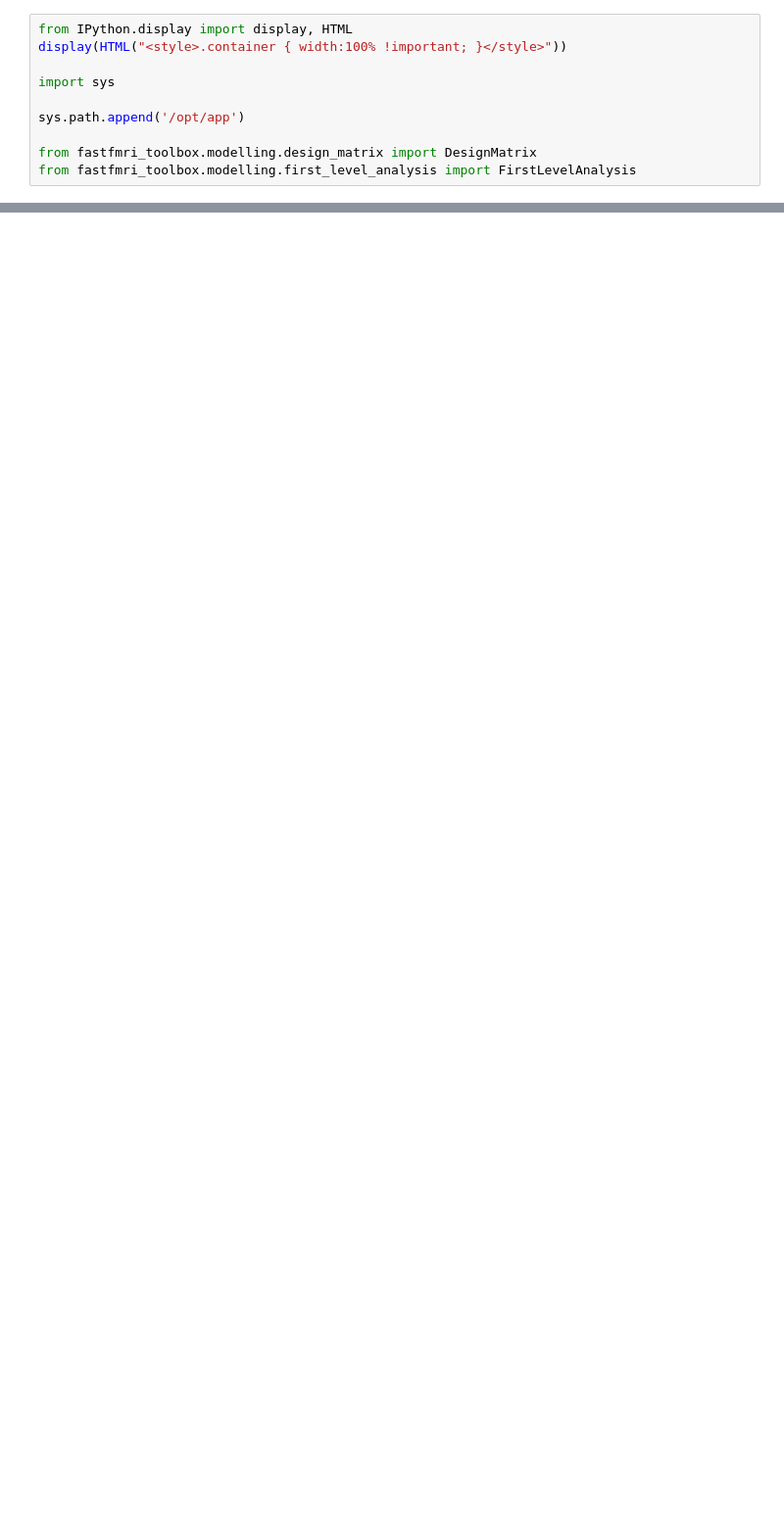
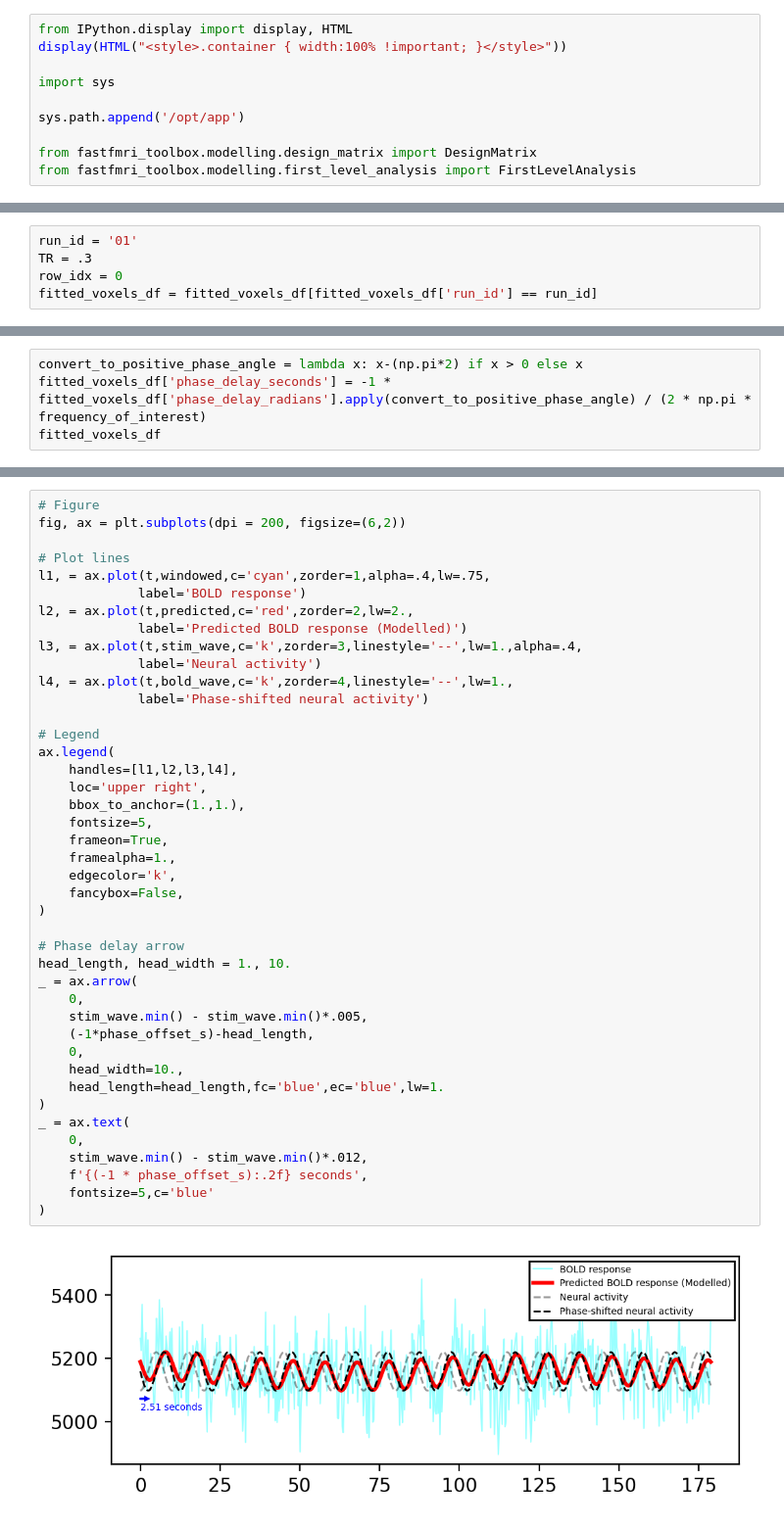
Before and after one commit to gnngo4/fastfmri_toolbox, a Jupyter notebook: notebooks/[Example] Frequency-based GLM.ipynb, the cells around one changed output, grey strips where cells are left out. Shown at 98% size. Drawn from its saved outputs; the diff is of its cells as text; blank space fills up the shorter version.

```diff
--- a/notebooks/[Example] Frequency-based GLM.ipynb
+++ b/notebooks/[Example] Frequency-based GLM.ipynb
@@ -152,0 +175,5 @@ ax.text(
+# %%
+run_id = '01'
+TR = .3
+row_idx = 0
+fitted_voxels_df = fitted_voxels_df[fitted_voxels_df['run_id'] == run_id]
@@ -152,0 +182,4 @@ ax.text(
+# %%
+convert_to_positive_phase_angle = lambda x: x-(np.pi*2) if x > 0 else x
+fitted_voxels_df['phase_delay_seconds'] = -1 * fitted_voxels_df['phase_delay_radians'].apply(convert_to_positive_phase_angle) / (2 * np.pi * frequency_of_interest)
+fitted_voxels_df
@@ -152,0 +238,44 @@ ax.text(
+# %%
+# Figure
+fig, ax = plt.subplots(dpi = 200, figsize=(6,2))
+
+# Plot lines
+l1, = ax.plot(t,windowed,c='cyan',zorder=1,alpha=.4,lw=.75,
+             label='BOLD response')
+l2, = ax.plot(t,predicted,c='red',zorder=2,lw=2.,
+             label='Predicted BOLD response (Modelled)')
+l3, = ax.plot(t,stim_wave,c='k',zorder=3,linestyle='--',lw=1.,alpha=.4,
+             label='Neural activity')
+l4, = ax.plot(t,bold_wave,c='k',zorder=4,linestyle='--',lw=1.,
+             label='Phase-shifted neural activity')
+
+# Legend
+ax.legend(
+    handles=[l1,l2,l3,l4],
+    loc='upper right',
+    bbox_to_anchor=(1.,1.),
+    fontsize=5,
+    frameon=True,
+    framealpha=1.,
+    edgecolor='k',
+    fancybox=False,
+)
+
+# Phase delay arrow
+head_length, head_width = 1., 10.
+_ = ax.arrow(
+    0,
+    stim_wave.min() - stim_wave.min()*.005,
+    (-1*phase_offset_s)-head_length,
+    0,
+    head_width=10.,
+    head_length=head_length,fc='blue',ec='blue',lw=1.
+)
+_ = ax.text(
+    0,
+    stim_wave.min() - stim_wave.min()*.012,
+    f'{(-1 * phase_offset_s):.2f} seconds',
+    fontsize=5,c='blue'
+)
+# %% [output]
+[figure, added]
```
Also changed, not shown: parts of 23 cells of this notebook, 1 other file.
